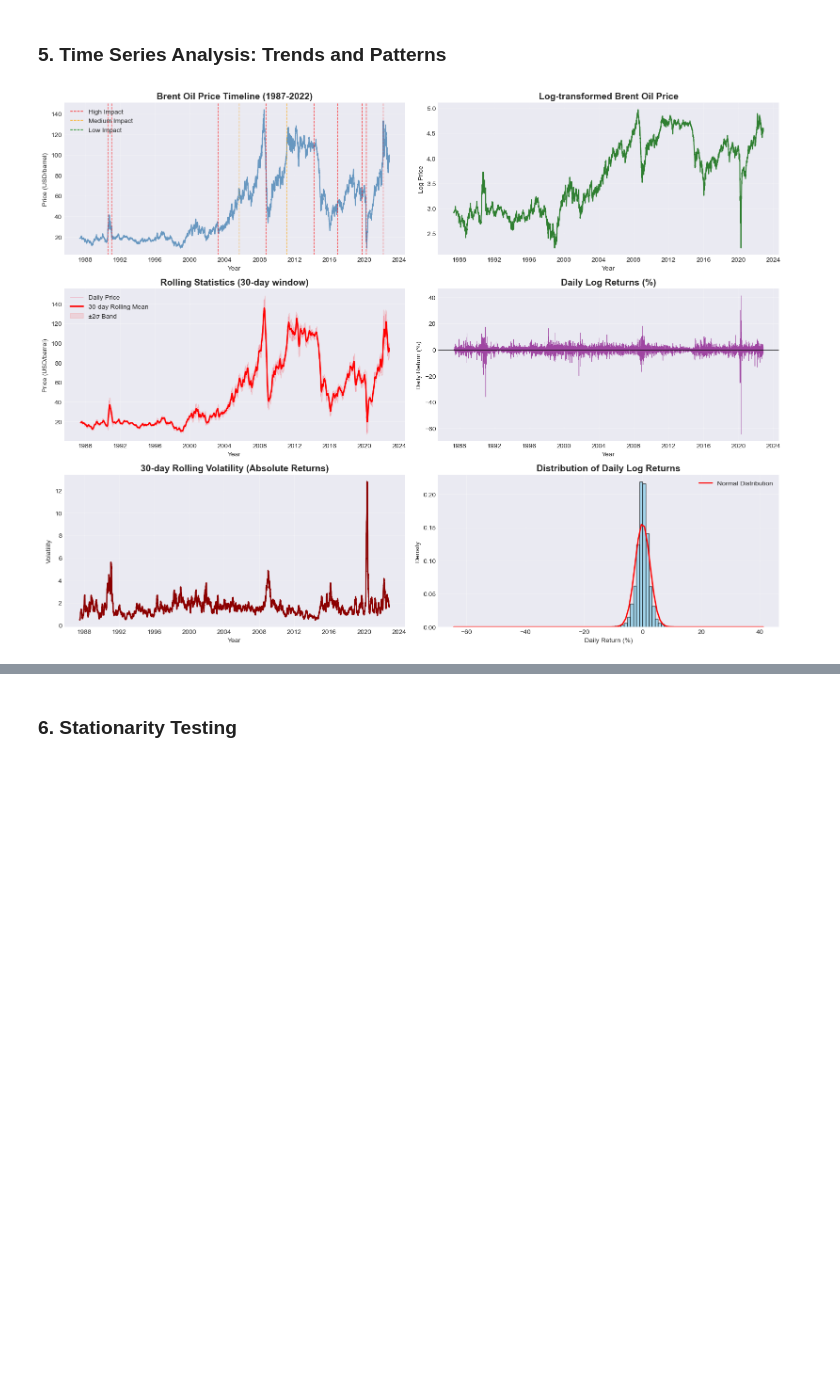
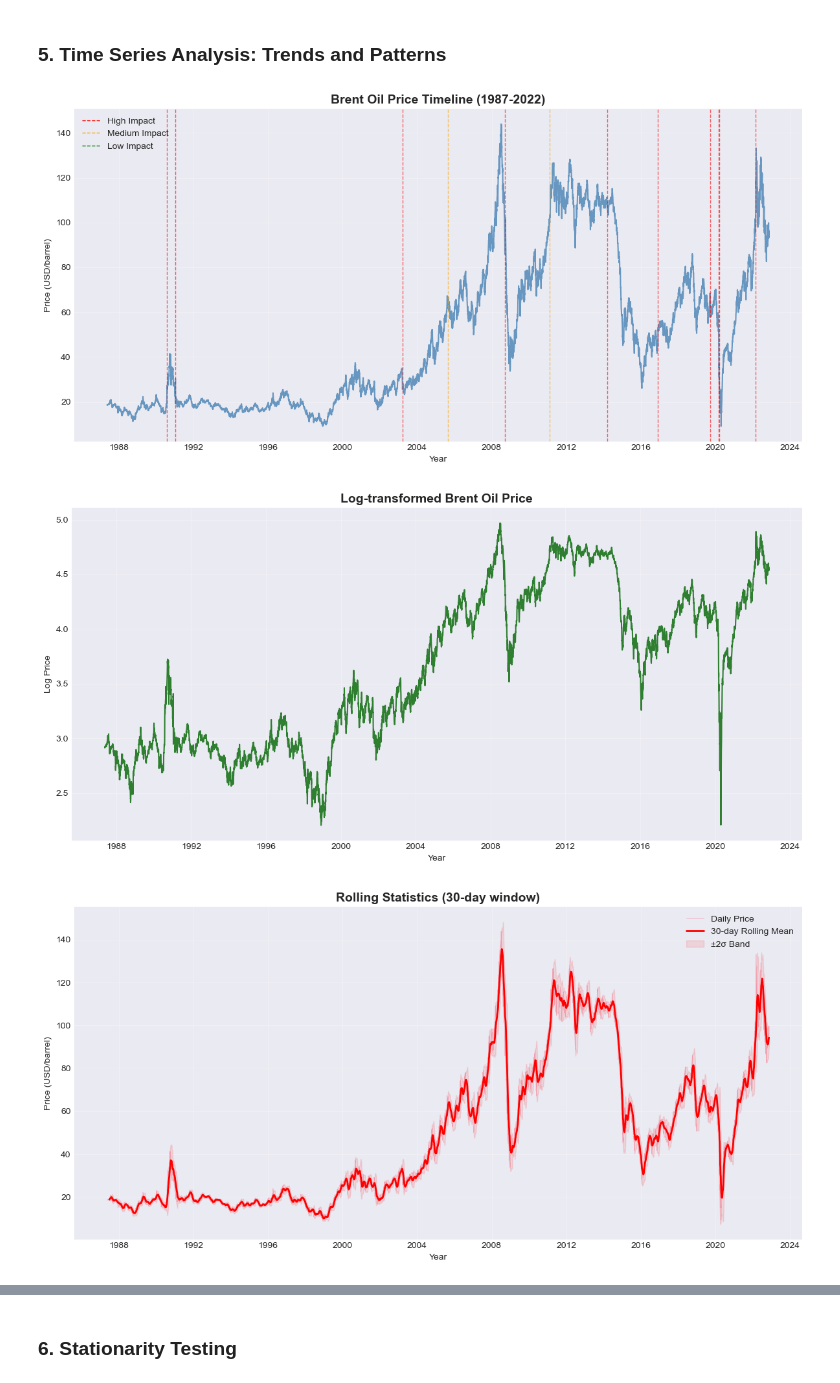
Before and after one commit to Newaznezif/brent-oil-change-point-analysi, a Jupyter notebook: notebooks/01_eda_data_preparation.ipynb, the cells around one changed output, grey strips where cells are left out. Cells and saved outputs as stored; diff of their text form; code cells hidden in the pictures; blank space fills up the shorter version.

```diff
--- a/notebooks/01_eda_data_preparation.ipynb
+++ b/notebooks/01_eda_data_preparation.ipynb
@@ -245,11 +245,13 @@ Name: count, dtype: int64
 # %% [markdown]
 ### 5. Time Series Analysis: Trends and Patterns
 # %%
-# Create a comprehensive visualization
-fig = plt.figure(figsize=(16, 12))
+import matplotlib.pyplot as plt
+import numpy as np
+from scipy.stats import norm
+from matplotlib.lines import Line2D
 
 # 1. Raw price series with events
-ax1 = plt.subplot(3, 2, 1)
+fig1, ax1 = plt.subplots(figsize=(12, 6))
 ax1.plot(brent_data.index, brent_data['Price'], linewidth=1.5, color='steelblue', alpha=0.8)
 ax1.set_title('Brent Oil Price Timeline (1987-2022)', fontsize=14, fontweight='bold')
 ax1.set_xlabel('Year')
@@ -266,25 +268,28 @@ for idx, event in events_data.iterrows():
                 linewidth=1)
 
 # Create legend for event types
-from matplotlib.lines import Line2D
 legend_elements = [
     Line2D([0], [0], color='red', linestyle='--', linewidth=1, label='High Impact'),
     Line2D([0], [0], color='orange', linestyle='--', linewidth=1, label='Medium Impact'),
     Line2D([0], [0], color='green', linestyle='--', linewidth=1, label='Low Impact')
 ]
 ax1.legend(handles=legend_elements, loc='upper left')
+plt.tight_layout()
+plt.show()
 
 # 2. Log transformation for better visualization
-ax2 = plt.subplot(3, 2, 2)
+fig2, ax2 = plt.subplots(figsize=(12, 6))
 brent_data['Log_Price'] = np.log(brent_data['Price'])
 ax2.plot(brent_data.index, brent_data['Log_Price'], linewidth=1.5, color='darkgreen', alpha=0.8)
 ax2.set_title('Log-transformed Brent Oil Price', fontsize=14, fontweight='bold')
 ax2.set_xlabel('Year')
 ax2.set_ylabel('Log Price')
 ax2.grid(True, alpha=0.3)
+plt.tight_layout()
+plt.show()
 
 # 3. Rolling statistics
-ax3 = plt.subplot(3, 2, 3)
+fig3, ax3 = plt.subplots(figsize=(12, 6))
 rolling_mean = brent_data['Price'].rolling(window=30).mean()
 rolling_std = brent_data['Price'].rolling(window=30).std()
 ax3.plot(brent_data.index, brent_data['Price'], label='Daily Price', alpha=0.5, linewidth=0.5)
@@ -298,9 +303,11 @@ ax3.set_xlabel('Year')
 ax3.set_ylabel('Price (USD/barrel)')
 ax3.legend()
 ax3.grid(True, alpha=0.3)
+plt.tight_layout()
+plt.show()
 
 # 4. Returns analysis
-ax4 = plt.subplot(3, 2, 4)
+fig4, ax4 = plt.subplots(figsize=(12, 6))
 brent_data['Returns'] = brent_data['Price'].pct_change() * 100
 brent_data['Log_Returns'] = np.log(brent_data['Price'] / brent_data['Price'].shift(1)) * 100
 ax4.plot(brent_data.index, brent_data['Log_Returns'], linewidth=0.5, color='purple', alpha=0.7)
@@ -308,35 +315,39 @@ ax4.axhline(y=0, color='black', linestyle='-', linewidth=0.5)
 ax4.set_title('Daily Log Returns (%)', fontsize=14, fontweight='bold')
 ax4.set_xlabel('Year')
 ax4.set_ylabel('Daily Return (%)')
 ax4.grid(True, alpha=0.3)
+plt.tight_layout()
+plt.show()
 
 # 5. Volatility clustering (absolute returns)
-ax5 = plt.subplot(3, 2, 5)
+fig5, ax5 = plt.subplots(figsize=(12, 6))
 brent_data['Abs_Returns'] = brent_data['Log_Returns'].abs()
 rolling_volatility = brent_data['Abs_Returns'].rolling(window=30).mean()
 ax5.plot(brent_data.index, rolling_volatility, linewidth=2, color='darkred')
 ax5.set_title('30-day Rolling Volatility (Absolute Returns)', fontsize=14, fontweight='bold')
 ax5.set_xlabel('Year')
 ax5.set_ylabel('Volatility')
 ax5.grid(True, alpha=0.3)
+plt.tight_layout()
+plt.show()
 
 # 6. Distribution of returns
-ax6 = plt.subplot(3, 2, 6)
+fig6, ax6 = plt.subplots(figsize=(12, 6))
 returns_clean = brent_data['Log_Returns'].dropna()
 ax6.hist(returns_clean, bins=100, density=True, alpha=0.7, color='skyblue', edgecolor='black')
 
 # Add normal distribution for comparison
-from scipy.stats import norm
 x = np.linspace(returns_clean.min(), returns_clean.max(), 100)
 ax6.plot(x, norm.pdf(x, returns_clean.mean(), returns_clean.std()),
          'r-', linewidth=2, label='Normal Distribution')
 ax6.set_title('Distribution of Daily Log Returns', fontsize=14, fontweight='bold')
 ax6.set_xlabel('Daily Return (%)')
 ax6.set_ylabel('Density')
 ax6.legend()
 ax6.grid(True, alpha=0.3)
-
 plt.tight_layout()
 plt.show()
 # %% [output]
-[figure, old version]
+[figure, new version]
+[figure, added]
+[figure, added]
```
Also changed, not shown: parts of 3 cells of this notebook.
